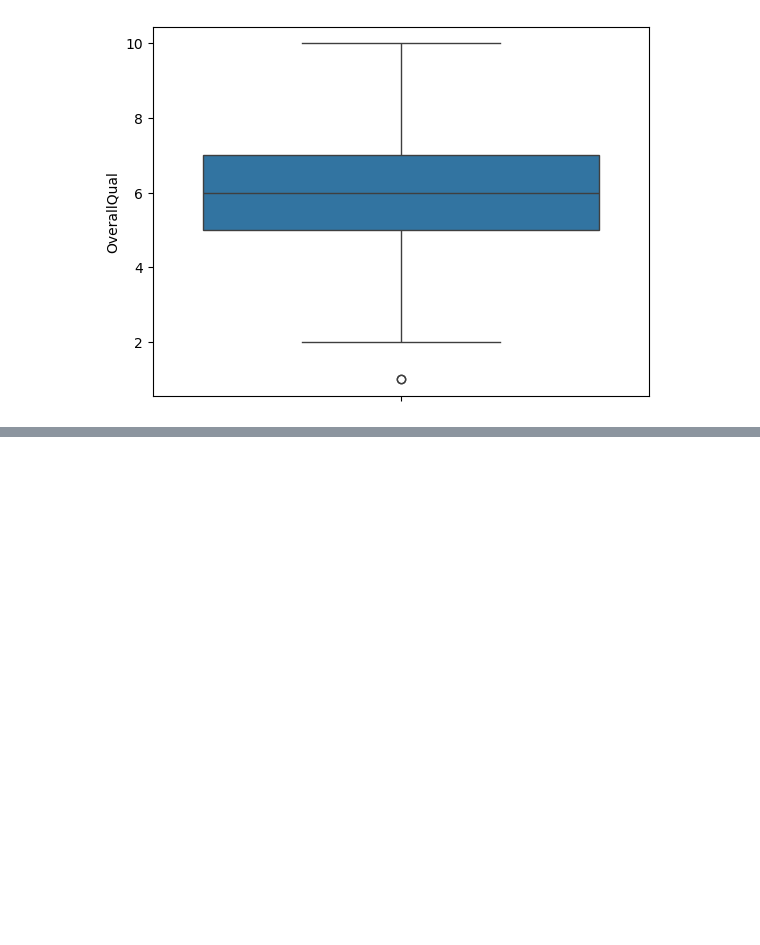
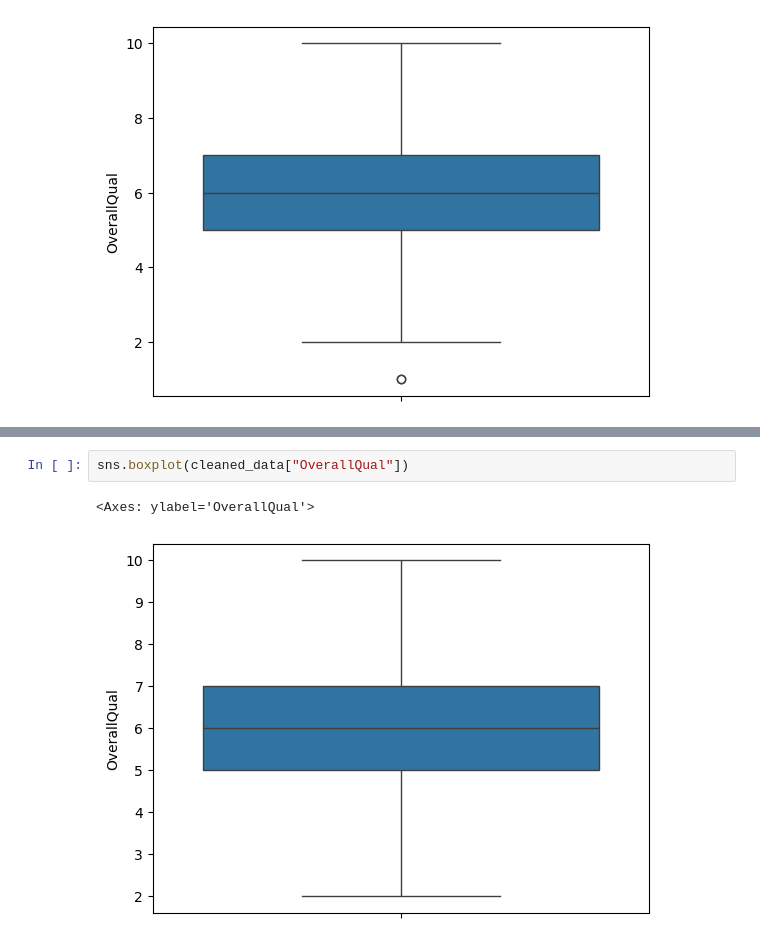
Before and after one commit to geoduin/HousePricePredictor, a Jupyter notebook: data_science_challenge.ipynb, the cells around one changed output, grey strips where cells are left out. Cells and saved outputs as stored; diff of their text form; blank space fills up the shorter version.

```diff
--- a/data_science_challenge.ipynb
+++ b/data_science_challenge.ipynb
@@ -505,0 +544,5 @@ ValueError: Columns must be same length as key
+# %%
+sns.boxplot(cleaned_data["OverallQual"])
+# %% [output]
+<Axes: ylabel='OverallQual'>
+[figure, added]
```
Also changed, not shown: parts of 5 cells of this notebook, 1 other file.
